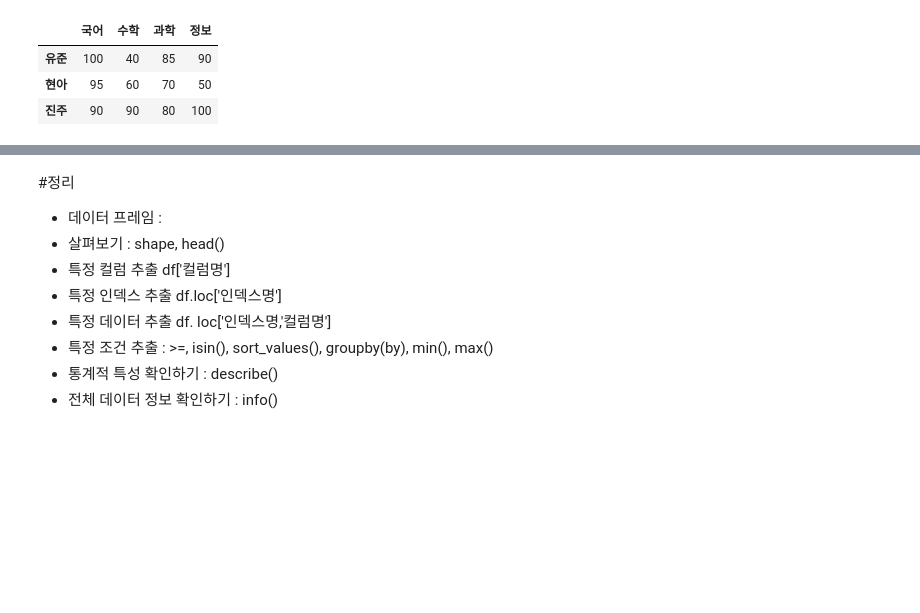
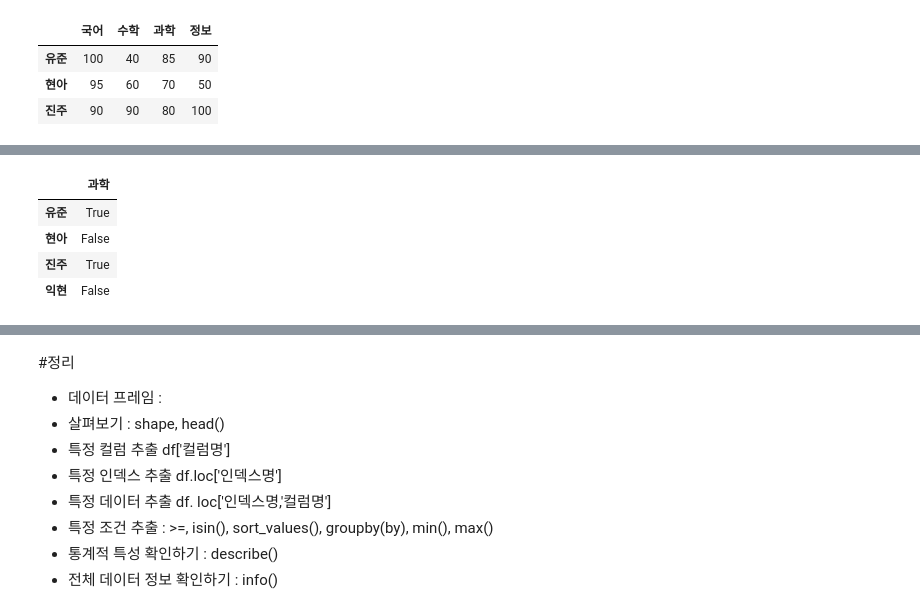
Before and after one commit to SuwonJ/colab_t, a Jupyter notebook: pandastest.ipynb, the cells around one changed output, grey strips where cells are left out. Saved outputs shown, nothing was run; the diff lists cells and outputs as text; code cells hidden in the pictures; blank space fills up the shorter version.

```diff
--- a/pandastest.ipynb
+++ b/pandastest.ipynb
@@ -292,2 +322,10 @@ _________
+# %%
+df[['과학']]>=80
+# %% [output]
+|  | 과학 |
+| 유준 | True |
+| 현아 | False |
+| 진주 | True |
+| 익현 | False |
 # %%
 #['과학']컬럼의 데이터 값이 80도 이상인 데이터 추출
```
Also changed, not shown: parts of 25 cells of this notebook.
